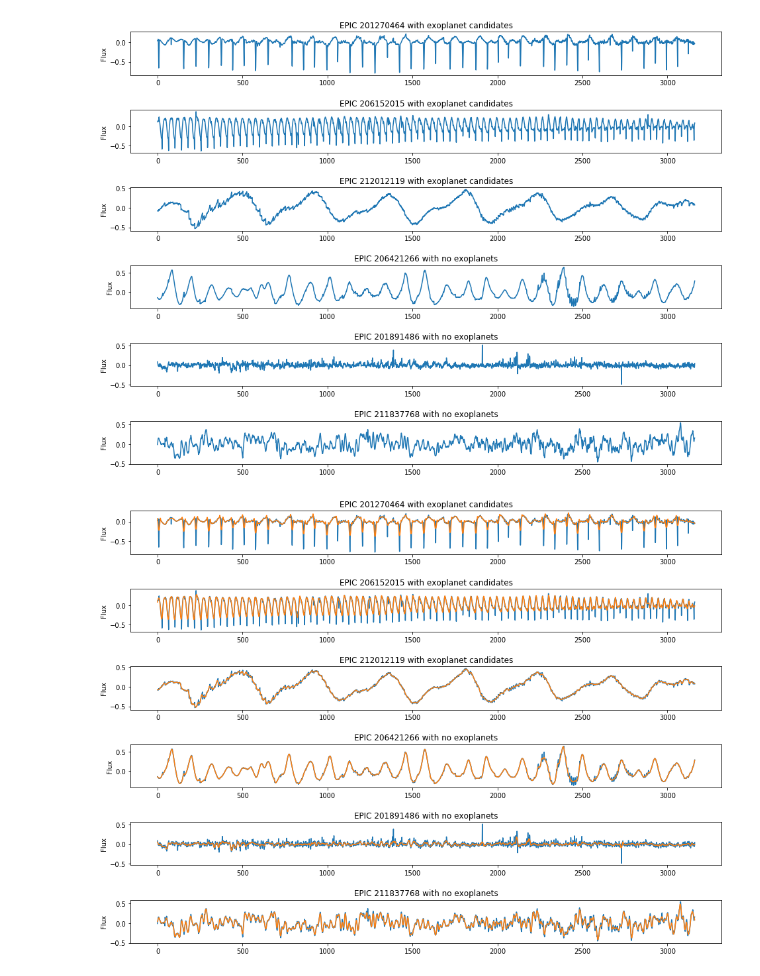
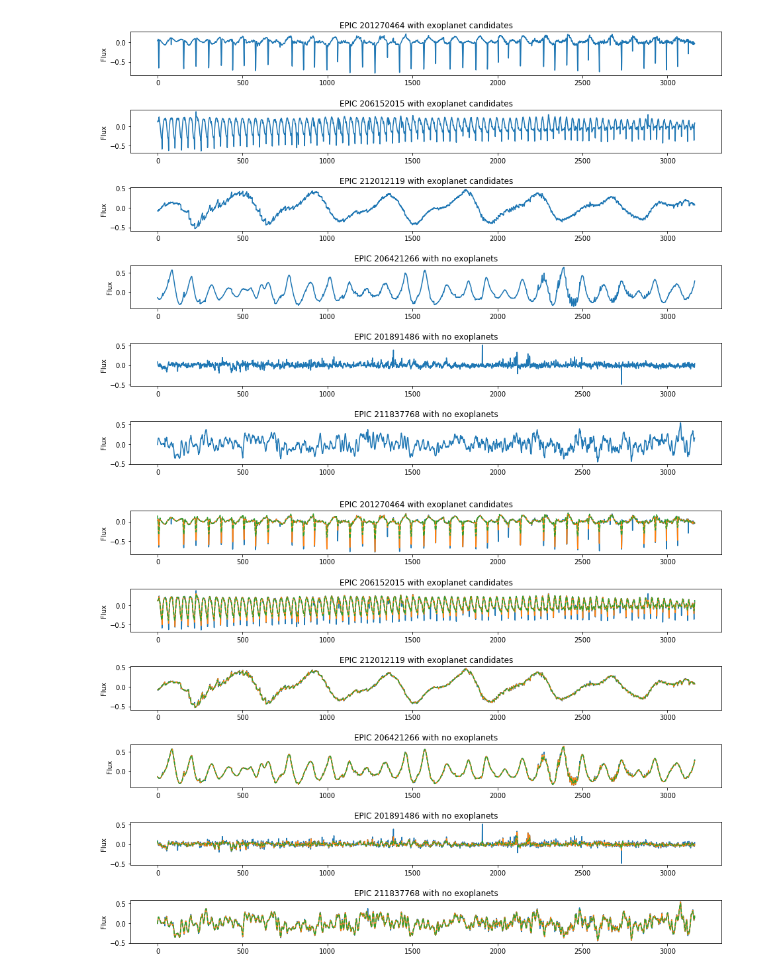
Before and after one commit to alexkapele/exoplanet-exploration, a Jupyter notebook: exoplanet_exploration.ipynb, the cells around one changed output. Drawn from its saved outputs; the diff is of its cells as text; code cells hidden in the pictures.

```diff
--- a/exoplanet_exploration.ipynb
+++ b/exoplanet_exploration.ipynb
@@ -385,29 +385,35 @@ plt.show()
 # %% [output]
 [figure]
 # %%
-from scipy.signal import savgol_filter
+from scipy.signal import savgol_filter, medfilt
 
-window = 19
-poly = 2
+# Set Savitzky–Golay filter parameters
+window = 15
+poly = 3
 
+# Apply Savitzky–Golay filter to the normalised flux data
 flux_norm_sg = flux_norm.apply(lambda row : savgol_filter(row, window, poly), axis = 1)
+
+# Apply median filter to the normalised flux data
+flux_norm_med = flux_norm.apply(lambda row : medfilt(row), axis = 1)
 # %%
 # Choose samples to visualise
 samples = [15,120,260,693,2057,3321]
 n_samples = len(samples)
 
 # Plot time-series data for the selected samples
 fig = plt.figure(figsize=(16,len(samples)*2))
 plt.subplots_adjust(hspace=0.8)
 
 for i in range(n_samples):
     plt.subplot(n_samples,1,i+1)
     plt.plot(flux_norm.iloc[samples[i]].values.tolist())
-    plt.plot(flux_norm_sg[samples[i]])
+    plt.plot(flux_norm_med[samples[i]])
+    plt.plot(flux_norm_sg[samples[i]],'--')
     plt.ylabel('Flux')
     title = '{} with exoplanet candidates'.format(labels.iloc[samples[i]].name) if labels.iloc[samples[i]].label == 1 else '{} with no exoplanets'.format(labels.iloc[samples[i]].name)
     plt.title(title)
 
 plt.show()
 # %% [output]
-[figure, old version]
+[figure, new version]
```
Also changed, not shown: parts of 4 cells of this notebook.
